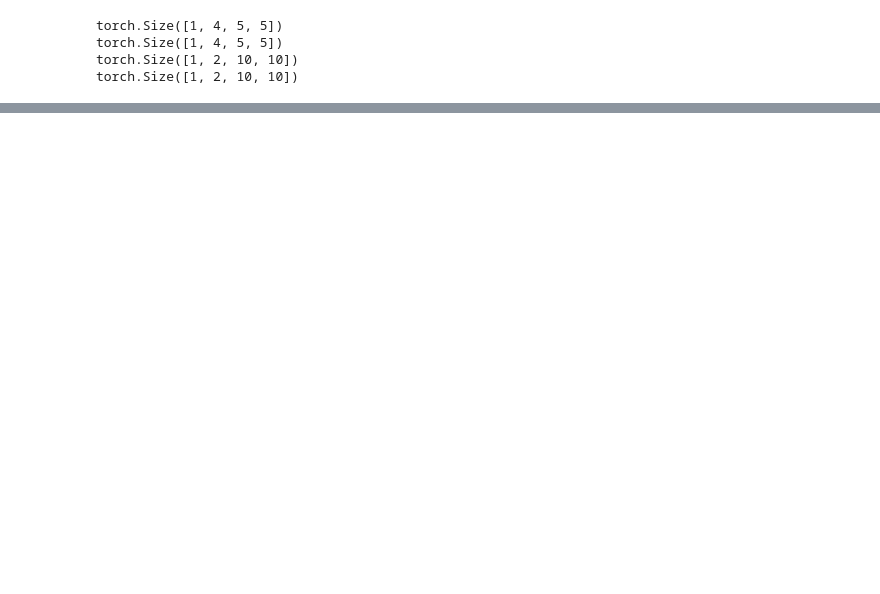
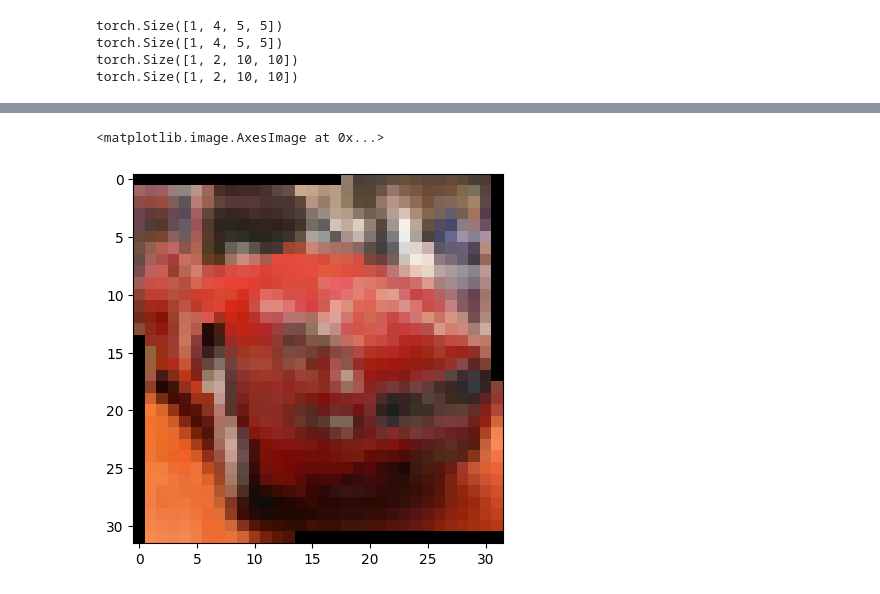
Before and after one commit to xpomea/onu_dl_course, a Jupyter notebook: lab5.ipynb, the cells around one changed output, grey strips where cells are left out. Drawn from its saved outputs; the diff is of its cells as text; code cells hidden in the pictures; blank space fills up the shorter version.

```diff
--- a/lab5.ipynb
+++ b/lab5.ipynb
@@ -136,0 +254,27 @@ ResidualLayer(
+# %%
+# Transfering all data to GPU
+device = torch.device('cuda')
+
+train_dataset = CIFAR10('cifar10', transform=transforms.ToTensor())
+train_loader = DataLoader(train_dataset, batch_size=len(train_dataset))
+train_X, train_y = next(iter(train_loader))
+valid_dataset = CIFAR10('cifar10', transform=transforms.ToTensor(), train=False)
+valid_loader = DataLoader(valid_dataset, batch_size=len(valid_dataset))
+valid_X, valid_y = next(iter(valid_loader))
+
+train_X = train_X.to(device)
+train_y = train_y.to(device)
+valid_X = valid_X.to(device)
+valid_y = valid_y.to(device)
+# %%
+batch_size = 1000
+train_dataset = TensorDataset(train_X, train_y)
+train_loader = DataLoader(train_dataset, batch_size=batch_size)
+valid_dataset = TensorDataset(valid_X, valid_y)
+valid_loader = DataLoader(valid_dataset, batch_size=batch_size)
+# %%
+transform = transforms.RandomAffine(degrees=(-10, 10), translate=(.05, .05), scale=(.9, 1.1), shear=(.1, .1))
+plt.imshow(transform(train_dataset.__getitem__(5)[0]).cpu().numpy().transpose(1, 2, 0))
+# %% [output]
+<matplotlib.image.AxesImage at 0x...>
+[figure, added]
```
Also changed, not shown: parts of 12 cells of this notebook.
